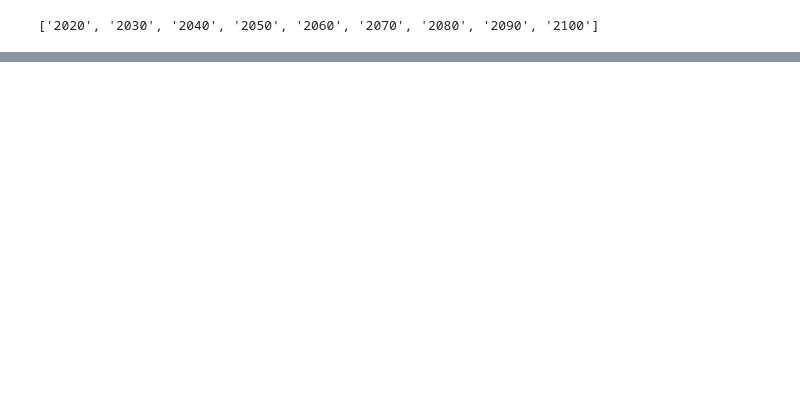
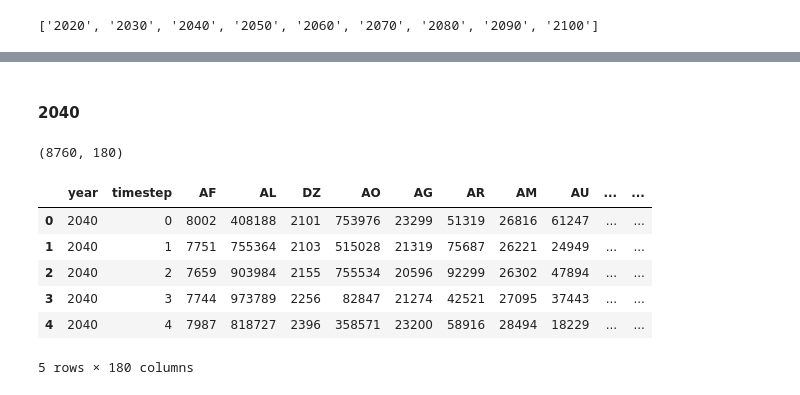
Before and after one commit to open-energy-transition/electric-demand-data, a Jupyter notebook: models/xgboost/comparison/Process Toktarova.ipynb, the cells around one changed output, grey strips where cells are left out. Saved outputs shown, nothing was run; the diff lists cells and outputs as text; code cells hidden in the pictures; blank space fills up the shorter version.

```diff
--- a/models/xgboost/comparison/Process Toktarova.ipynb
+++ b/models/xgboost/comparison/Process Toktarova.ipynb
@@ -102,0 +108,15 @@ years_available.remove("2070")
+# %% [markdown]
+#### 2040
+# %%
+extract_2040 = extract_data_for_year(2040)
+print(extract_2040.shape)
+extract_2040.head()
+# %% [output]
+(8760, 180)
+|  | year | timestep | AF | AL | DZ | AO | AG | AR | AM | AU | ... | ... |
+| 0 | 2040 | 0 | 8002 | 408188 | 2101 | 753976 | 23299 | 51319 | 26816 | 61247 | ... | ... |
+| 1 | 2040 | 1 | 7751 | 755364 | 2103 | 515028 | 21319 | 75687 | 26221 | 24949 | ... | ... |
+| 2 | 2040 | 2 | 7659 | 903984 | 2155 | 755534 | 20596 | 92299 | 26302 | 47894 | ... | ... |
+| 3 | 2040 | 3 | 7744 | 973789 | 2256 | 82847 | 21274 | 42521 | 27095 | 37443 | ... | ... |
+| 4 | 2040 | 4 | 7987 | 818727 | 2396 | 358571 | 23200 | 58916 | 28494 | 18229 | ... | ... |
+5 rows × 180 columns
```
Also changed, not shown: parts of 34 cells of this notebook.
